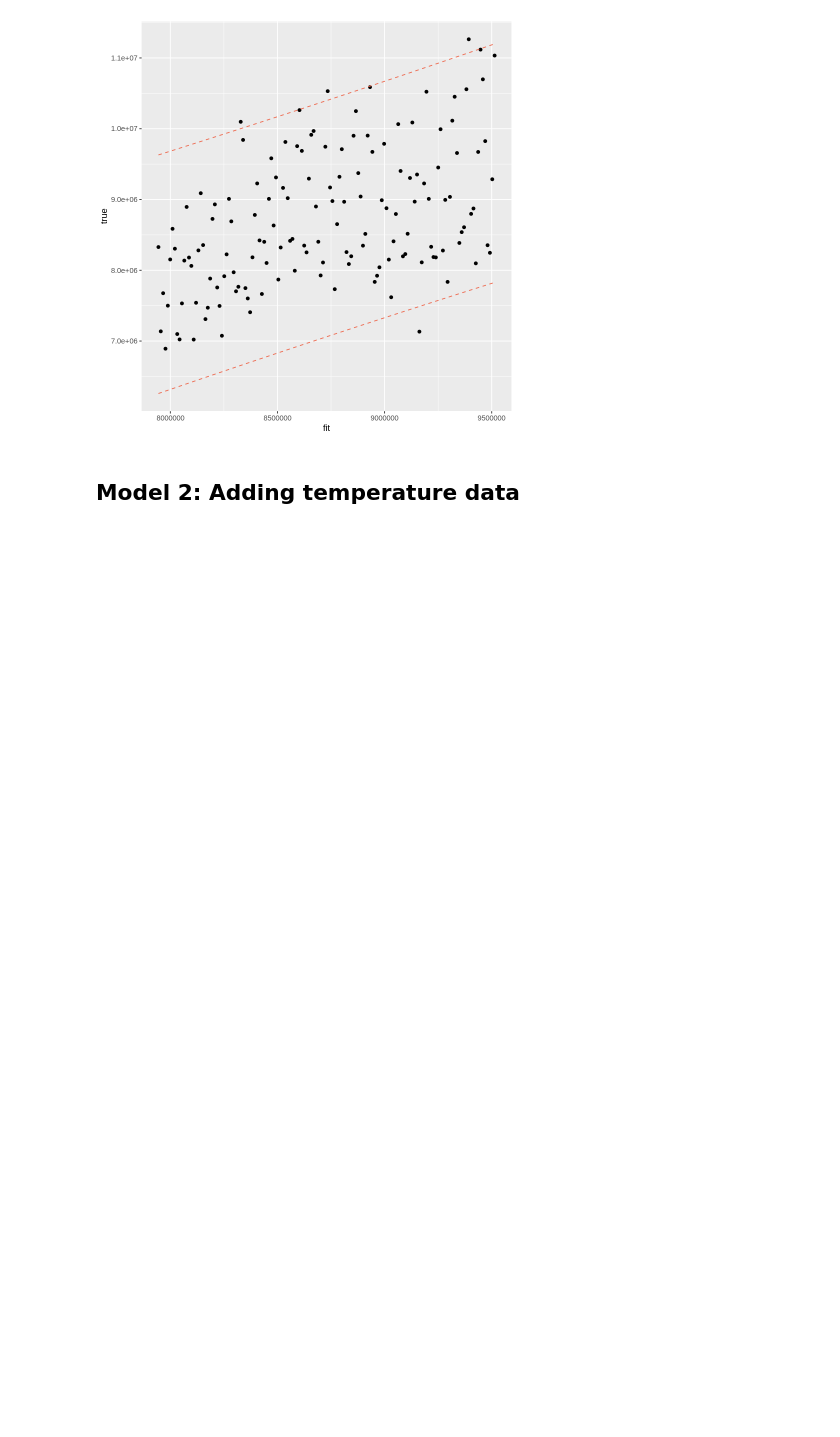
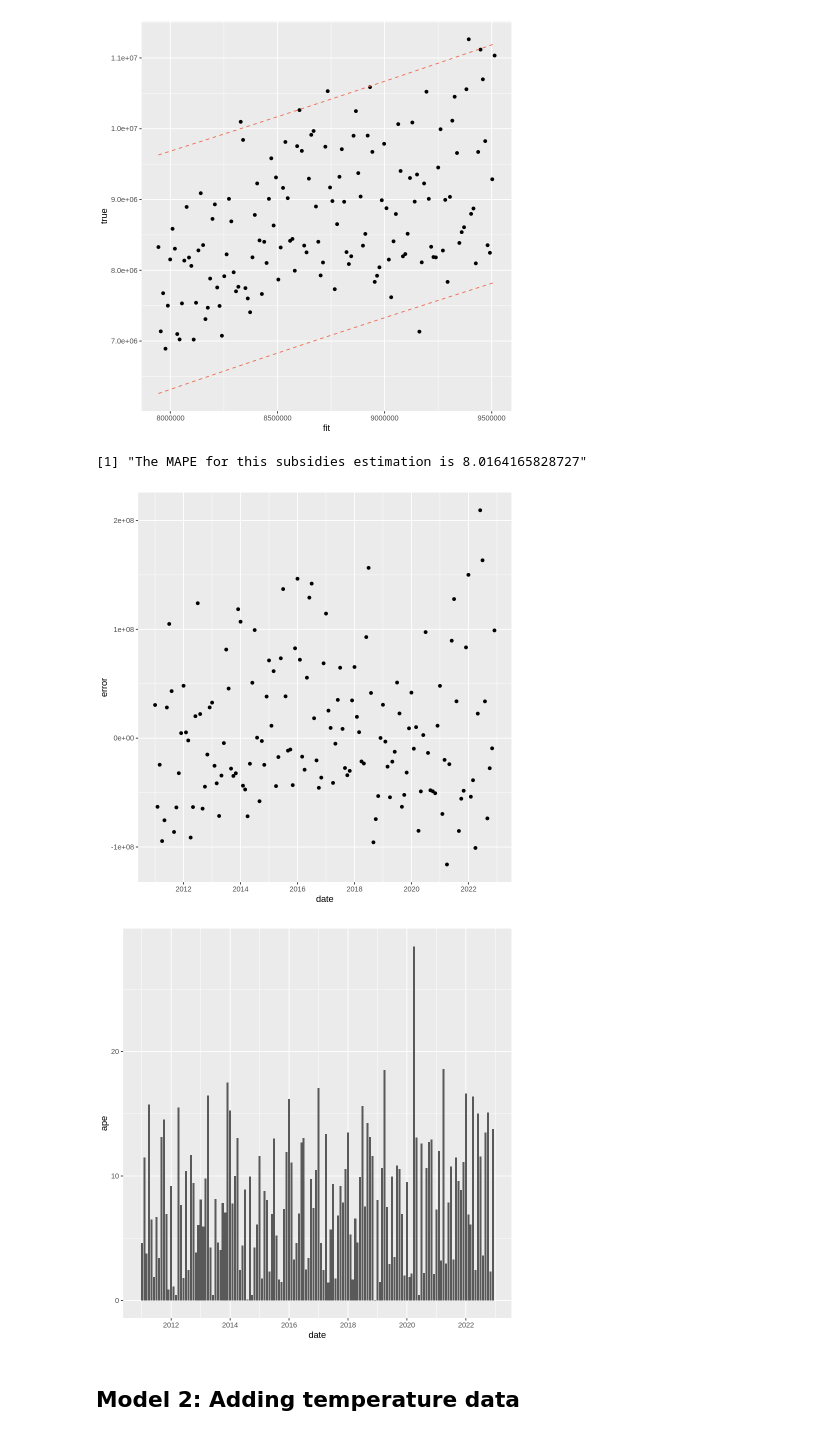
Before and after one commit to jpoletti/elec-demand-arg, a Jupyter notebook: ESP.ipynb, the cells around one changed output. Drawn from its saved outputs; the diff is of its cells as text; code cells hidden in the pictures; blank space fills up the shorter version.

Commit message:
added the subsidies calculation, but there's something wrong with the mape numbers

```diff
--- a/ESP.ipynb
+++ b/ESP.ipynb
@@ -77,10 +77,6 @@ build_model <- function(form_str, data, show=TRUE) {
         print(summary(model))
     }
     return(model)
-}
-
-var_corr_test <- function(model, data, predictors) {
-
 }
 
 autocorr_test <- function(model, data) {
@@ -127,6 +123,26 @@ pred_intervals <- function(truecol, model, predictors, data){
         geom_line(aes(y = lwr), col = "coral2", linetype = "dashed") +
         geom_line(aes(y = upr), col = "coral2", linetype = "dashed")
 }
+
+calc_plot_subs_errors <- function(data, model){
+    # Calculating errors
+    data$true_subs <- (data$pmon - data$pest) * data$demand
+    data$est_subs <- (data$pmon - data$pest) * model$fitted
+    data$error <- data$true_subs - data$est_subs
+    data$ape <- abs(data$error / data$true_subs * 100)
+
+    # Printing MAPE
+    mape <- mean(data$ape)
+    print(sprintf('The MAPE for this subsidies estimation is %s', mape))
+
+    # Plotting errors over time
+    print(ggplot(data, aes(x=date, y=error)) +
+           geom_point())
+
+    # Plotting APE over time
+    ggplot(data, aes(x=date, y=ape)) +
+           geom_bar(stat="identity")
+}
 # %% [markdown]
 ## Baseline model: only using time data
 # %%
@@ -196,6 +212,12 @@ W = 0.97483, p-value = 0.009347
 pred_intervals('demand', model, predictors, data)
 # %% [output]
 [figure]
+# %%
+calc_plot_subs_errors(data, model)
+# %% [output]
+[1] "The MAPE for this subsidies estimation is 8.0164165828727"
+[figure, added]
+[figure, added]
 # %% [markdown]
 ## Model 2: Adding temperature data
 # %%
```
Also changed, not shown: parts of 19 cells of this notebook.
